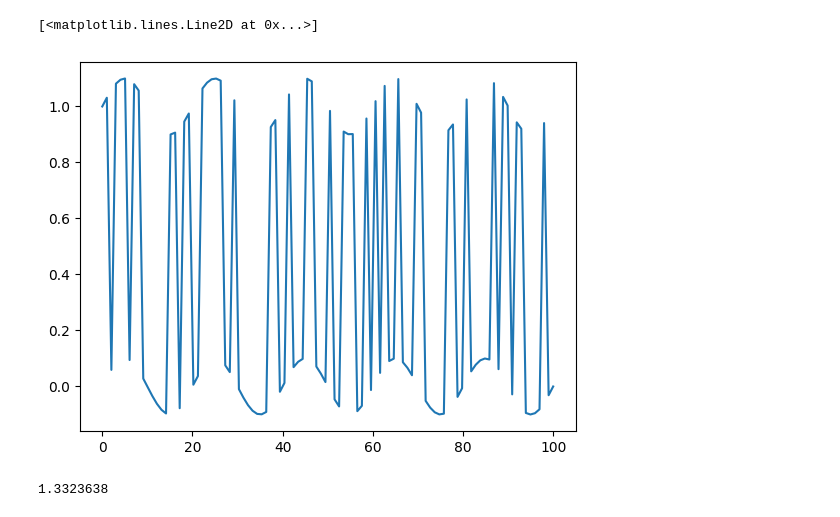
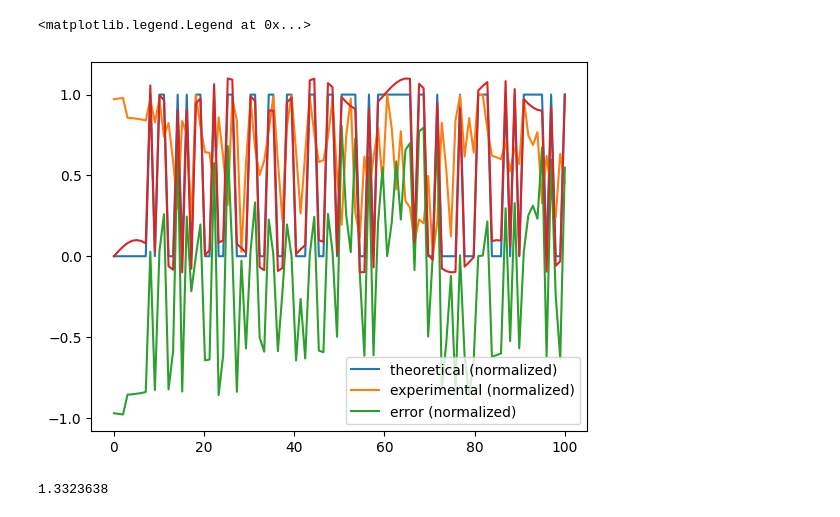
Before and after one commit to IvKormak/tf-poly, a Jupyter notebook: newtry.ipynb, the cells around one changed output. Drawn from its saved outputs; the diff is of its cells as text; code cells hidden in the pictures.

```diff
--- a/newtry.ipynb
+++ b/newtry.ipynb
@@ -152,16 +183,16 @@ t_end = 100 #ms
 t = np.linspace(t_start,t_end, n_p) #ms
 
 noise = np.sin(t*2*np.pi/(1000/50))*0.1
-siga = np.random.randint(2, size=n_p) + noise
-sigb = np.random.randint(2, size=n_p) + noise
+sig = np.random.randint(2, size=n_p)
+siga = sig + noise
 
-t_p = {0: siga, 1: sigb}
-for i in range(2,15):
-    t_p[i] = np.cos((i-2)*t)
-t_y = noise
+t_p = {0: siga}
+#for n in range(2,10):
+#    t_p[n] = np.cos((n-2)*t)
+t_y = sig
 
 ass = [1,1,1,1,1,1]
-tree, root, error = grow(t_p, t_y, goal=0.01, depth_thres=3, keep=5, regress_conv=0.01, regress_iter=2000, assumptions=ass)
+tree, root, error = grow(t_p, t_y, goal=0.01, depth_thres=3, keep=5, regress_conv=0.01, delay=1, dt=3, regress_iter=2000, assumptions=ass)
 print(tree)
 c_p = t_p
 c_y = t_y
@@ -170,10 +201,4 @@ theor_norm = (c_y-np.min(c_y))/(np.max(c_y)-np.min(c_y))
 experimental = calculate(*tree, c_p)[root]
 exp_norm = (experimental-np.min(experimental))/(np.max(experimental)-np.min(experimental))
 print(error)
-
-fig, ax = plt.subplots()
-th, = ax.plot(t, theor_norm, label="theoretical (normalized)")
-ex, = ax.plot(t, exp_norm, label="experimental (normalized)")
-er, = ax.plot(t, theor_norm-exp_norm, label="error (normalized)")
-ax.legend(handles=[th,ex,er])
 # %% [output]
@@ -185,8 +213,13 @@ ax.legend(handles=[th,ex,er])
-# %%
-plt.plot(t, siga)
-# %% [output]
-[<matplotlib.lines.Line2D at 0x...>]
-[figure, removed]
+# %%
+fig, ax = plt.subplots()
+th, = ax.plot(t, theor_norm, label="theoretical (normalized)")
+ex, = ax.plot(t, exp_norm, label="experimental (normalized)")
+er, = ax.plot(t, theor_norm-exp_norm, label="error (normalized)")
+ax.plot(t, siga)
+ax.legend(handles=[th,ex,er])
+# %% [output]
+<matplotlib.legend.Legend at 0x...>
+[figure, added]
 # %%
 n_p = 10
 inps = (0,1,2)
```
Also changed, not shown: parts of 6 cells of this notebook.
